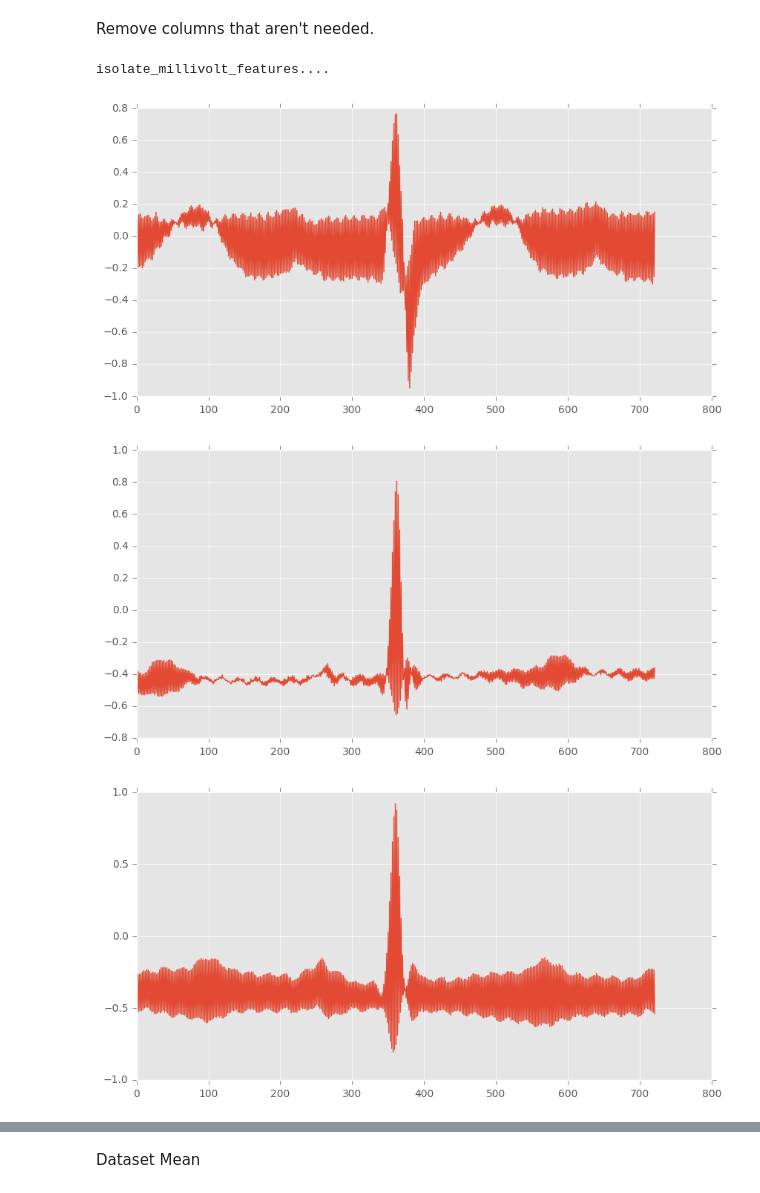
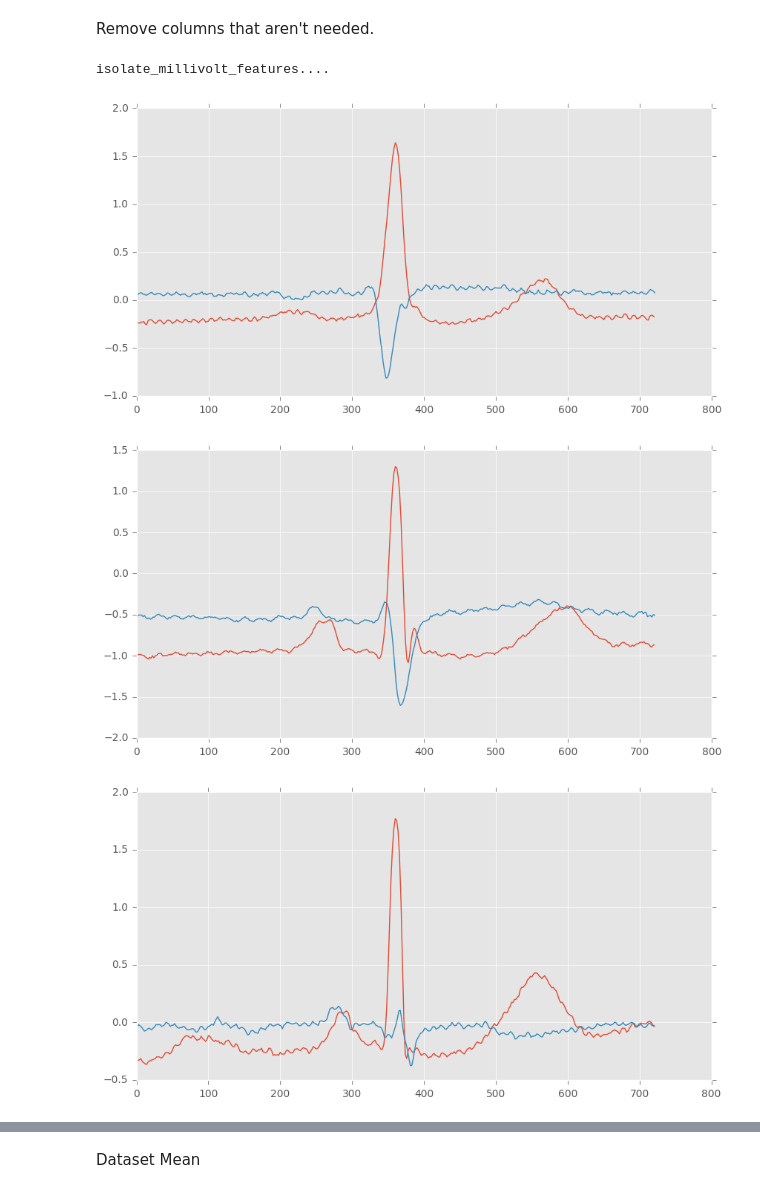
Before and after one commit to predmach/cognitive_wfdb, a Jupyter notebook: juypter/cog_wfdb-dnn.ipynb, the cells around one changed output, grey strips where cells are left out. Drawn from its saved outputs; the diff is of its cells as text; code cells hidden in the pictures.

```diff
--- a/juypter/cog_wfdb-dnn.ipynb
+++ b/juypter/cog_wfdb-dnn.ipynb
@@ -26,35 +26,37 @@ def isolate_millivolt_features(anEcgDataFrame):
     columns = data.drop('labels', axis=1).columns.tolist()
     columns = list(filter(lambda x: not re.search('_max|_var', str(x)), columns))
 
     samples = data[columns]
     samples = samples.fillna(0)
 
     labels = data['labels']
 
     return samples, labels, columns
 
 
 
 print('isolate_millivolt_features....')
 from IPython.display import display
 #display(samples)
 milivoltFeatures, labels, columns = isolate_millivolt_features(samples)
 
 
 def plotter(row):
     plt.figure(figsize=(10, 5))
-    plt.plot(row)
+    plt.plot(row[0::2])
+    plt.plot(row[1::2])
     plt.show()
 #print(milivoltFeatures.iloc[:,:])
 
 milivoltFeatures.iloc[:4,:].apply(lambda x: plotter(x), axis=1 )
 
 f, axs = plt.subplots(4, sharex=True, sharey=True,figsize=(15, 20))
 for rowIdx in range( len(axs) ):
-    axs[rowIdx].plot( samples.iloc[rowIdx,:721] )
+    axs[rowIdx].plot( samples.iloc[rowIdx,0:721:2] )
+    axs[rowIdx].plot( samples.iloc[rowIdx,1:721:2] )
 f.subplots_adjust(hspace=0)
 # %% [output]
 isolate_millivolt_features....
-[figure, old version]
+[figure, new version]
-[figure, old version]
+[figure, new version]
-[figure, old version]
+[figure, new version]
```
Also changed, not shown: parts of 12 cells of this notebook, 2 other files.
